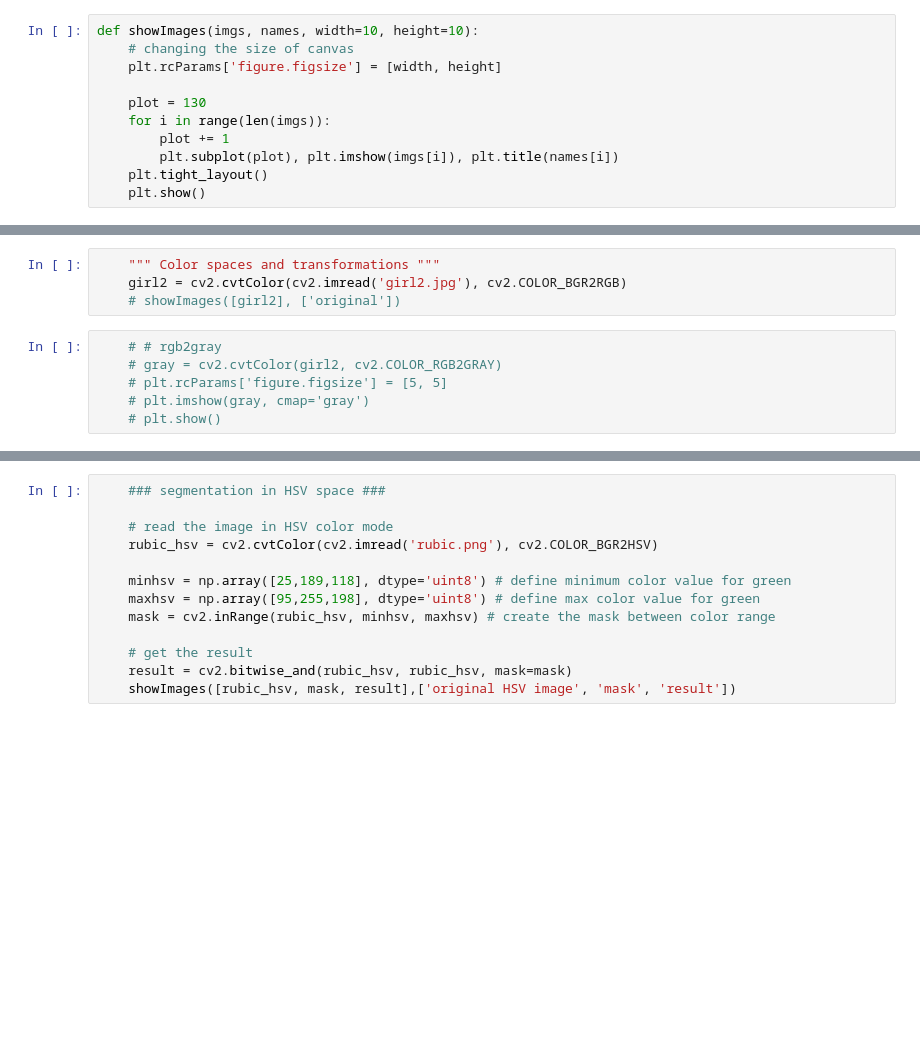
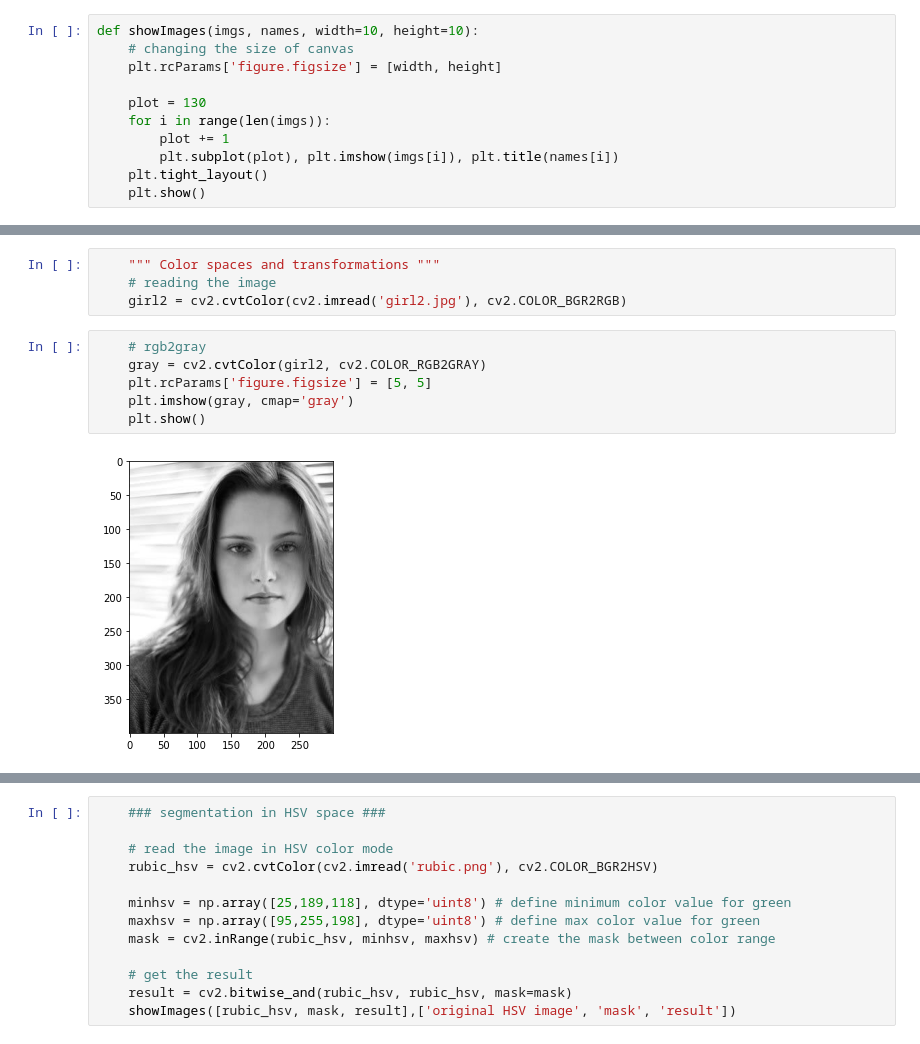
Before and after one commit to kavin-du/Color-Spaces-Transform, a Jupyter notebook: e16057.ipynb, the cells around one changed output, grey strips where cells are left out. Saved outputs shown, nothing was run; the diff lists cells and outputs as text; blank space fills up the shorter version.

```diff
--- a/e16057.ipynb
+++ b/e16057.ipynb
@@ -39,11 +54,13 @@ if __name__ == '__main__':
 # %%
     """ Color spaces and transformations """
+    # reading the image
     girl2 = cv2.cvtColor(cv2.imread('girl2.jpg'), cv2.COLOR_BGR2RGB)
-    # showImages([girl2], ['original'])
 # %%
-    # # rgb2gray
-    # gray = cv2.cvtColor(girl2, cv2.COLOR_RGB2GRAY)
-    # plt.rcParams['figure.figsize'] = [5, 5]
-    # plt.imshow(gray, cmap='gray')
-    # plt.show()
+    # rgb2gray
+    gray = cv2.cvtColor(girl2, cv2.COLOR_RGB2GRAY)
+    plt.rcParams['figure.figsize'] = [5, 5]
+    plt.imshow(gray, cmap='gray')
+    plt.show()
+# %% [output]
+[figure, added]
 # %%
```
Also changed, not shown: parts of 15 cells of this notebook, 3 other files.
